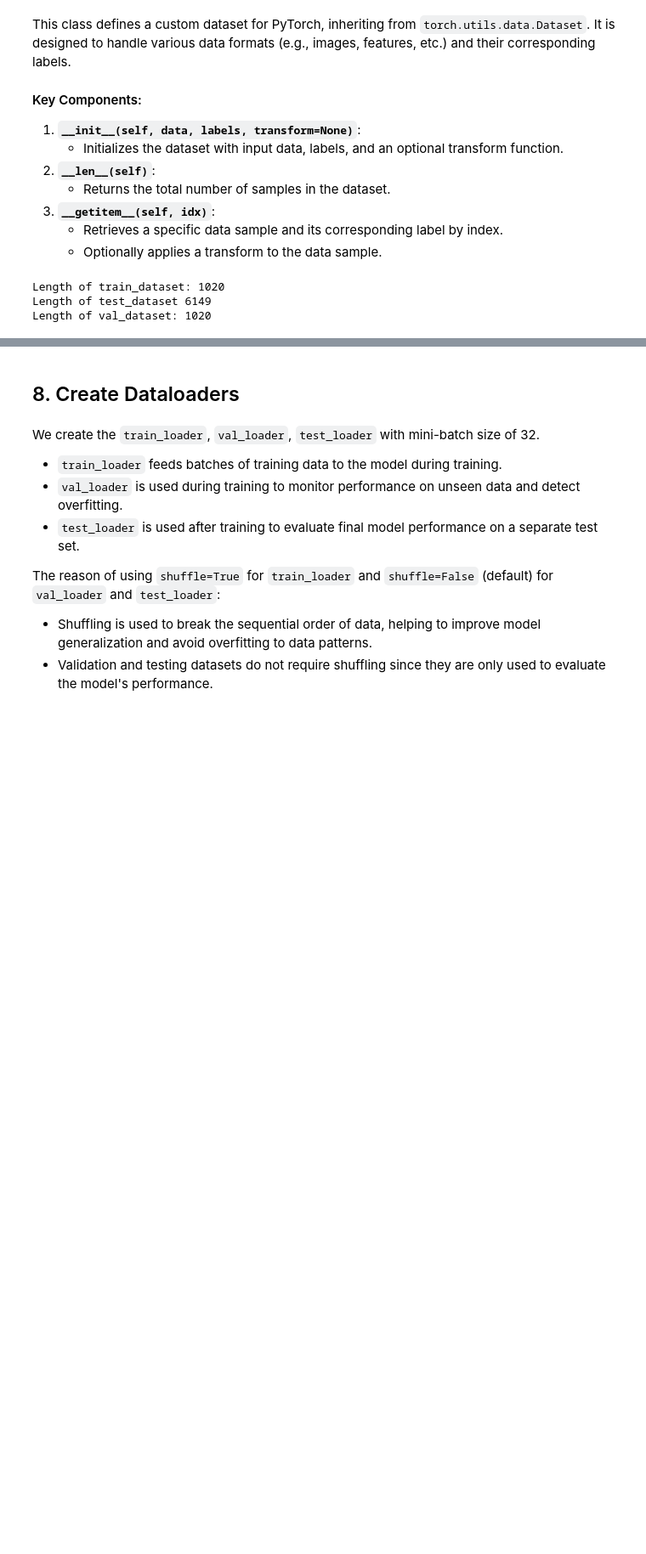
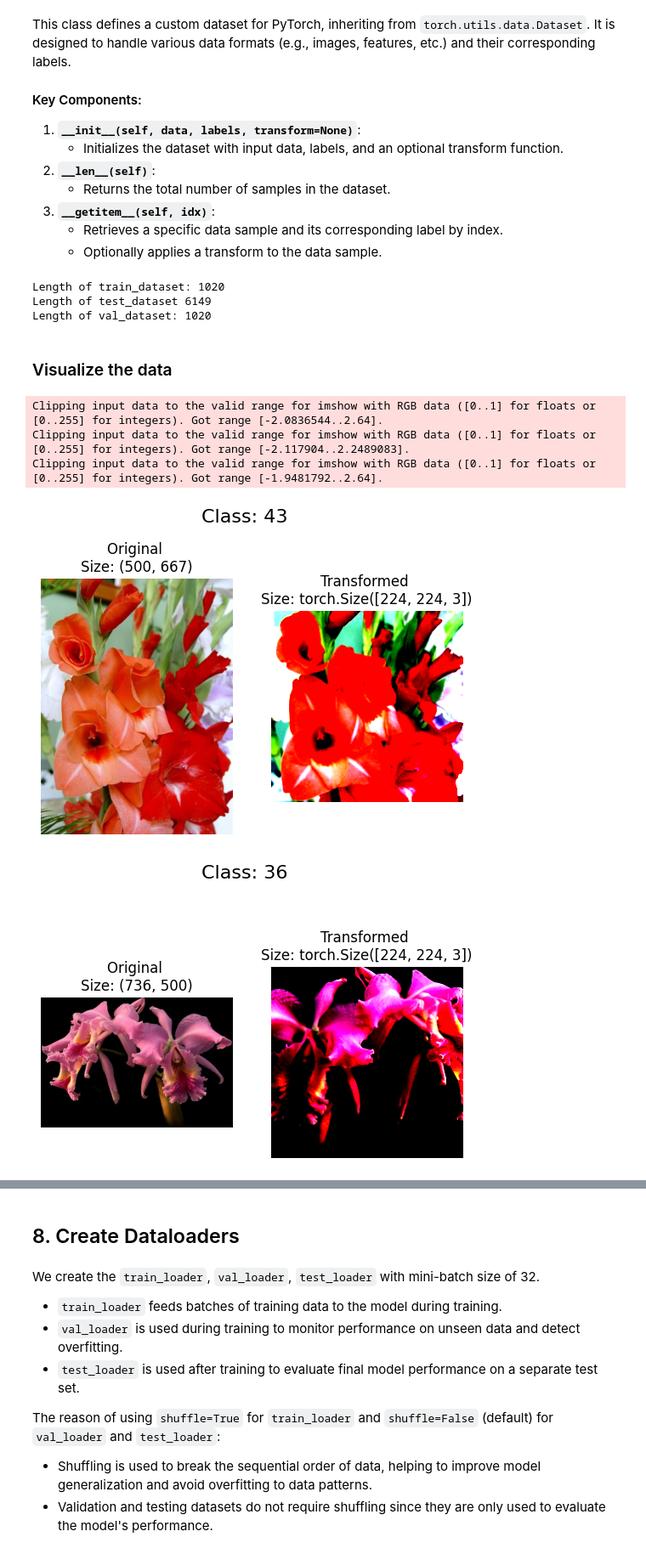
Before and after one commit to dipesh1dp/102-flowers, a Jupyter notebook: model_training.ipynb, the cells around one changed output, grey strips where cells are left out. Shown at 85% size. Saved outputs shown, nothing was run; the diff lists cells and outputs as text; code cells hidden in the pictures; blank space fills up the shorter version.

```diff
--- a/model_training.ipynb
+++ b/model_training.ipynb
@@ -207,3 +207,17 @@ print(f'Length of val_dataset: {len(val_dataset)}')
 Length of train_dataset: 1020
 Length of test_dataset 6149
 Length of val_dataset: 1020
+# %% [markdown]
+### Visualize the data
+# %%
+# Import the plot function
+from utils import plot_transformed_images
+
+# Plot the original vs transformed image
+plot_transformed_images(train_images, train_labels, transform=train_transform, n=3)
+# %% [output]
+Clipping input data to the valid range for imshow with RGB data ([0..1] for floats or [0..255] for integers). Got range [-2.0836544..2.64].
+Clipping input data to the valid range for imshow with RGB data ([0..1] for floats or [0..255] for integers). Got range [-2.117904..2.2489083].
+Clipping input data to the valid range for imshow with RGB data ([0..1] for floats or [0..255] for integers). Got range [-1.9481792..2.64].
+[figure, added]
+[figure, added]
```
Also changed, not shown: parts of 3 cells of this notebook, 2 other files.
